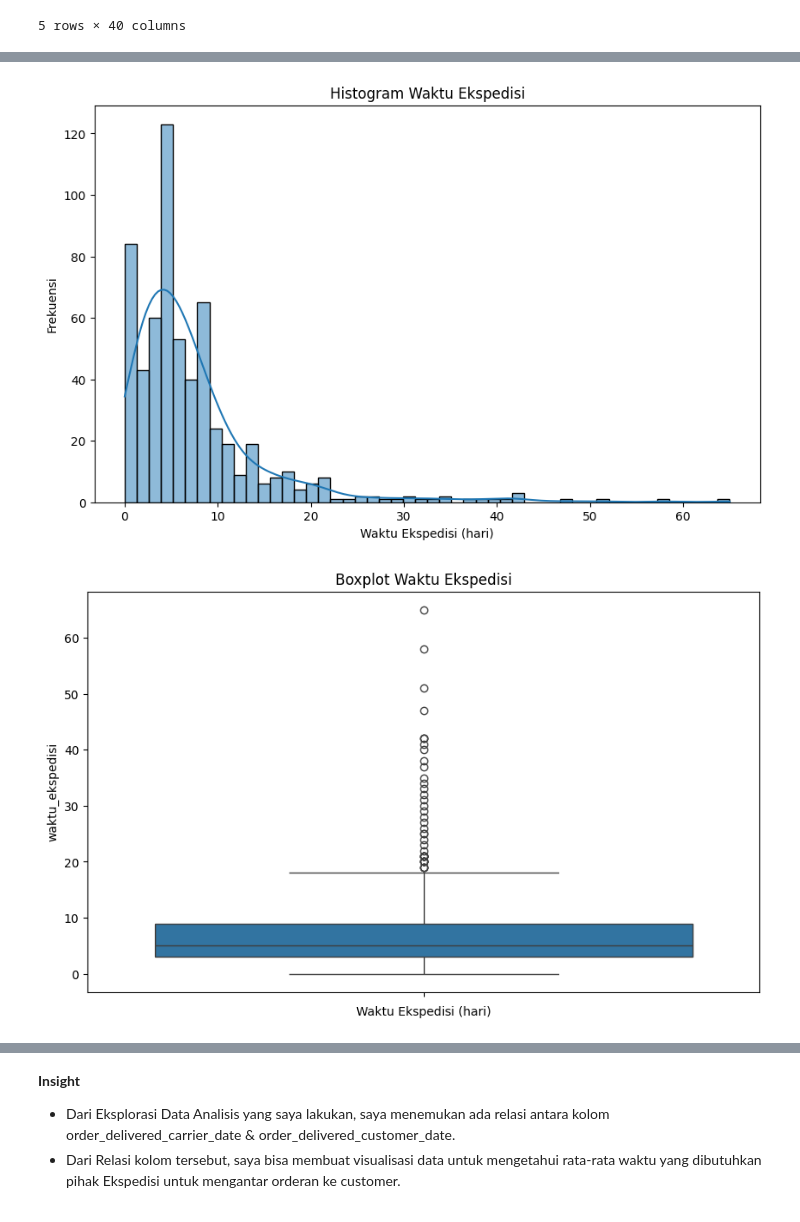
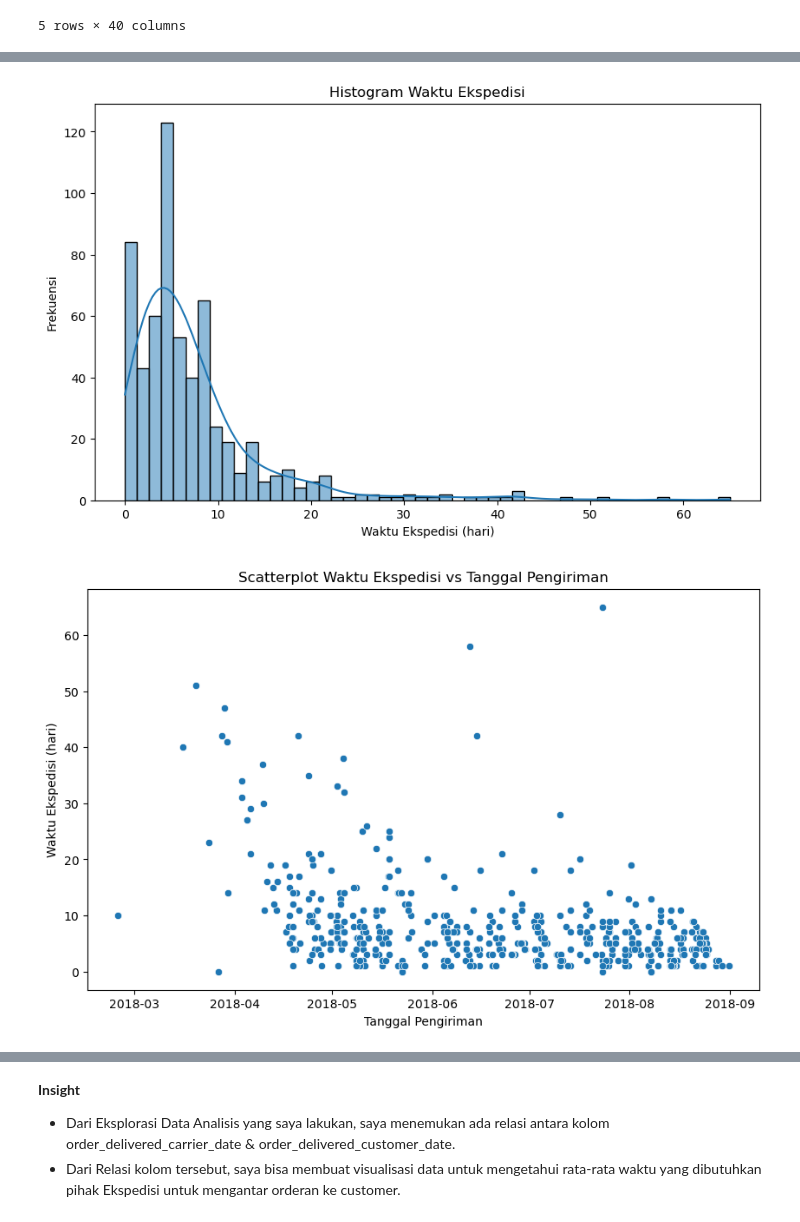
Before and after one commit to jurus231/FinalPRJ-AnalisisData-Bangkit, a Jupyter notebook: notebook.ipynb, the cells around one changed output, grey strips where cells are left out. Drawn from its saved outputs; the diff is of its cells as text; code cells hidden in the pictures.

```diff
--- a/notebook.ipynb
+++ b/notebook.ipynb
@@ -599,35 +585,25 @@ join_data.sample(10)
 10 rows × 40 columns
 # %%
-import pandas as pd
-import matplotlib.pyplot as plt
-import seaborn as sns
-
 data = join_data
 
 data['order_delivered_carrier_date'] = pd.to_datetime(data['order_delivered_carrier_date'])
 data['order_delivered_customer_date'] = pd.to_datetime(data['order_delivered_customer_date'])
 
 data['waktu_ekspedisi'] = (data['order_delivered_customer_date'] - data['order_delivered_carrier_date']).dt.days
 
 plt.figure(figsize=(10,6))
 sns.histplot(data['waktu_ekspedisi'], bins=50, kde=True)
 plt.title("Histogram Waktu Ekspedisi")
 plt.xlabel("Waktu Ekspedisi (hari)")
 plt.ylabel("Frekuensi")
 plt.show()
 
 plt.figure(figsize=(10,6))
-sns.boxplot(data['waktu_ekspedisi'])
-plt.title("Boxplot Waktu Ekspedisi")
-plt.xlabel("Waktu Ekspedisi (hari)")
-plt.show()
-
-plt.figure(figsize=(10,6))
 sns.scatterplot(x=data['order_delivered_carrier_date'], y=data['waktu_ekspedisi'])
 plt.title("Scatterplot Waktu Ekspedisi vs Tanggal Pengiriman")
 plt.xlabel("Tanggal Pengiriman")
 plt.ylabel("Waktu Ekspedisi (hari)")
 plt.show()
 # %% [output]
 [figure]
-[figure, old version]
+[figure, new version]
```
Also changed, not shown: parts of 10 cells of this notebook, 1 other file.
